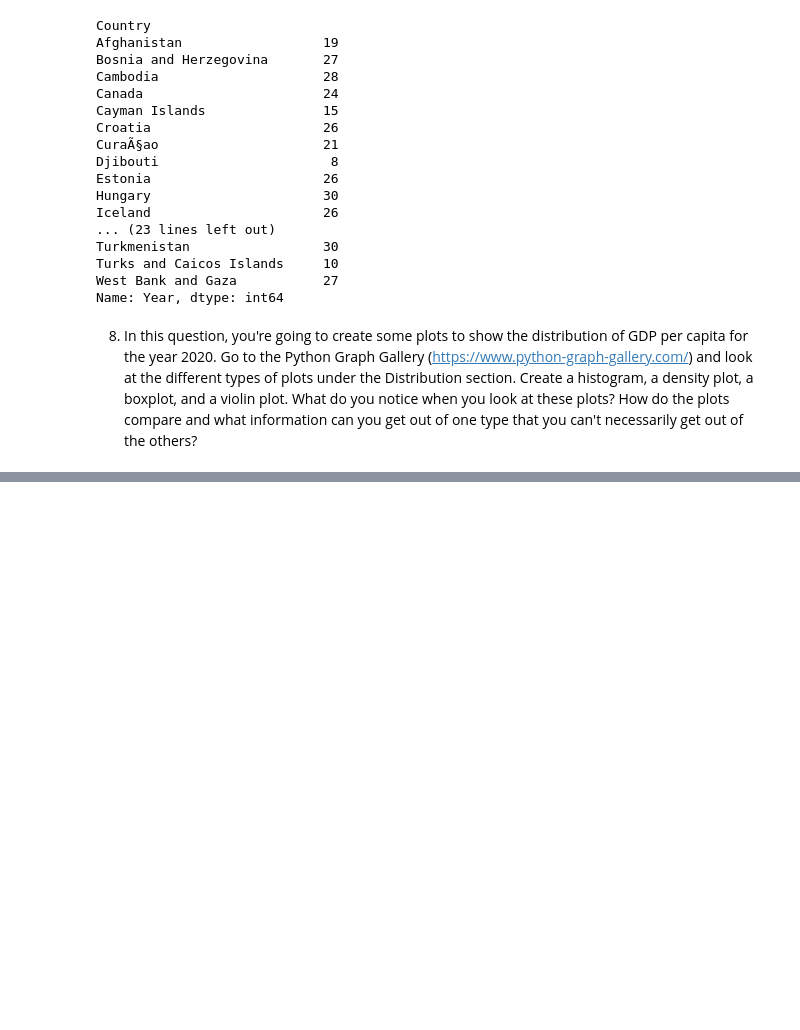
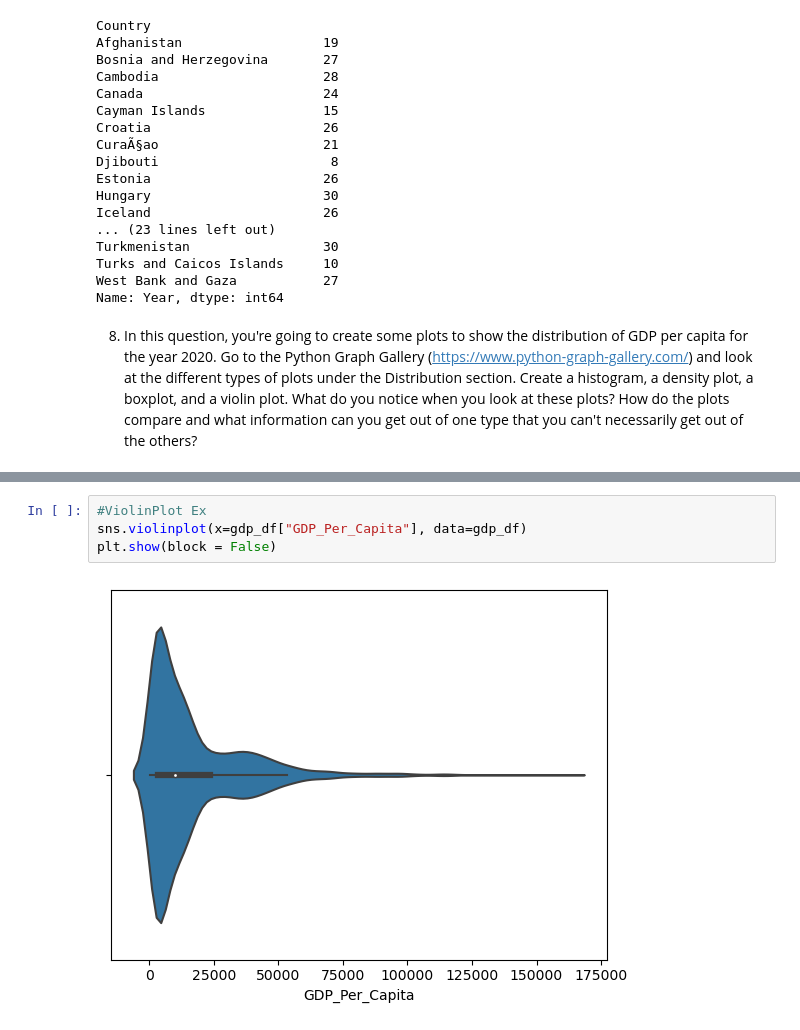
Before and after one commit to NSS-Data-Analytics-Cohort-8/gdp-and-internet-usage-cjpentecost, a Jupyter notebook: notebooks/UNproject.ipynb, the cells around one changed output, grey strips where cells are left out. Drawn from its saved outputs; the diff is of its cells as text; blank space fills up the shorter version.

```diff
--- a/notebooks/UNproject.ipynb
+++ b/notebooks/UNproject.ipynb
@@ -93,0 +112,6 @@ plt.show(block = False)
+# %%
+#ViolinPlot Ex
+sns.violinplot(x=gdp_df["GDP_Per_Capita"], data=gdp_df)
+plt.show(block = False)
+# %% [output]
+[figure, added]
```
Also changed, not shown: parts of 6 cells of this notebook.
